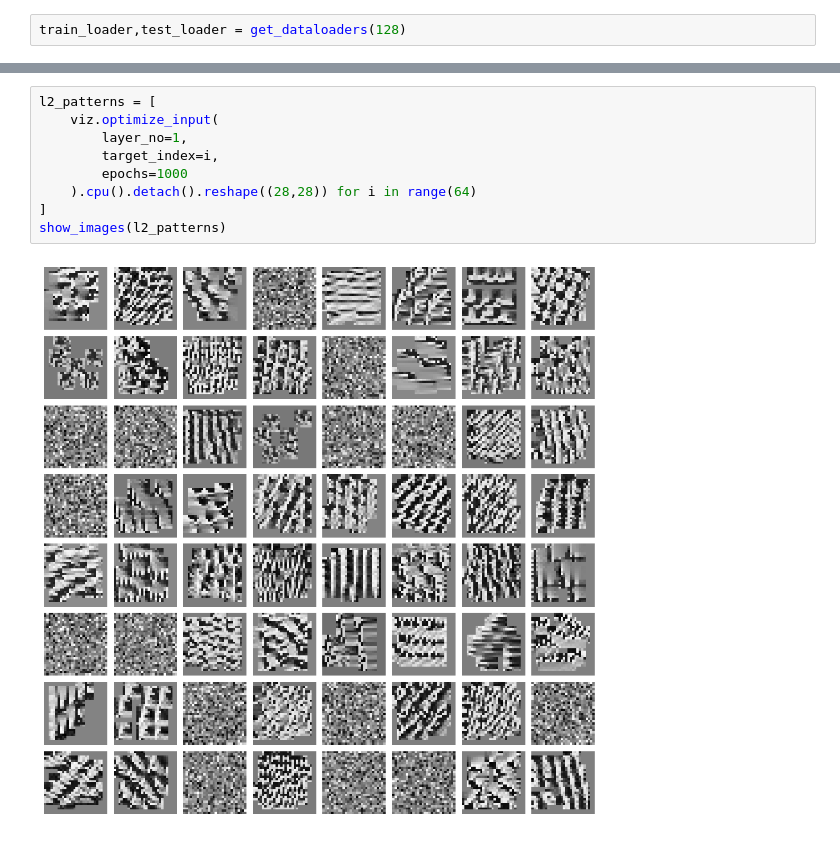
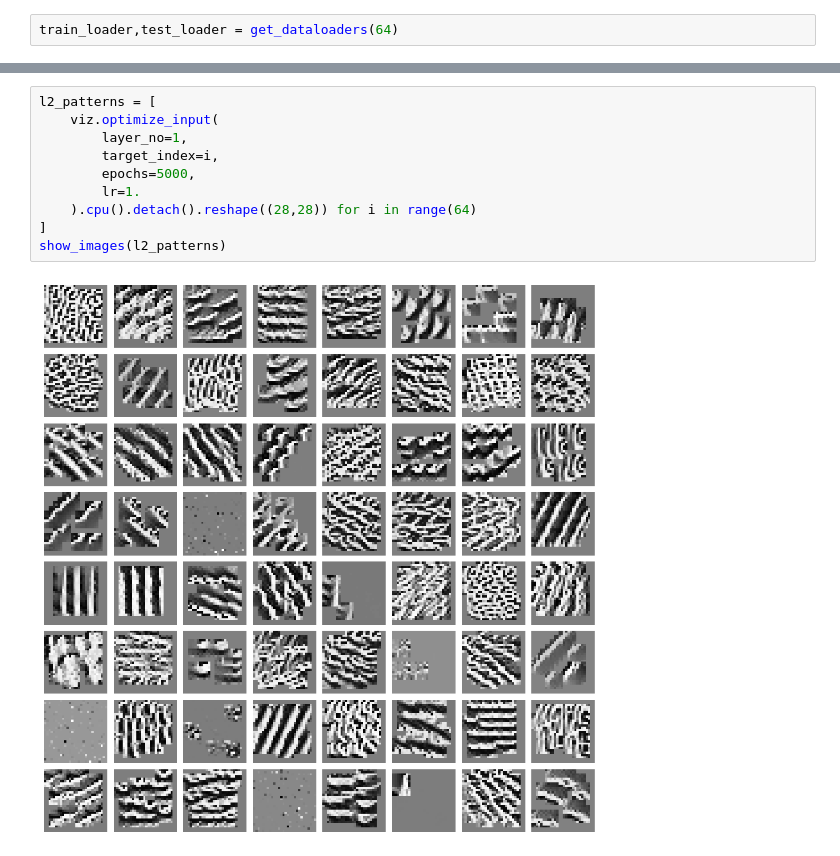
Before and after one commit to seankoneill/cv-interp-demo, a Jupyter notebook: cnn.ipynb, the cells around one changed output, grey strips where cells are left out. Saved outputs shown, nothing was run; the diff lists cells and outputs as text.

```diff
--- a/cnn.ipynb
+++ b/cnn.ipynb
@@ -7,4 +8,4 @@ from lib import *
 The autoreload extension is already loaded. To reload it, use:
   %reload_ext autoreload
 # %%
-train_loader,test_loader = get_dataloaders(128)
+train_loader,test_loader = get_dataloaders(64)
@@ -31,14 +32,15 @@ show_images(l1_patterns)
 # %%
 l2_patterns = [
     viz.optimize_input(
         layer_no=1,
         target_index=i,
-        epochs=1000
+        epochs=5000,
+        lr=1.
     ).cpu().detach().reshape((28,28)) for i in range(64)
 ]
 show_images(l2_patterns)
 # %% [output]
-[figure, old version]
+[figure, new version]
 # %%
 l3_patterns = [
     viz.optimize_input(
```
Also changed, not shown: parts of 8 cells of this notebook, 2 other files.
